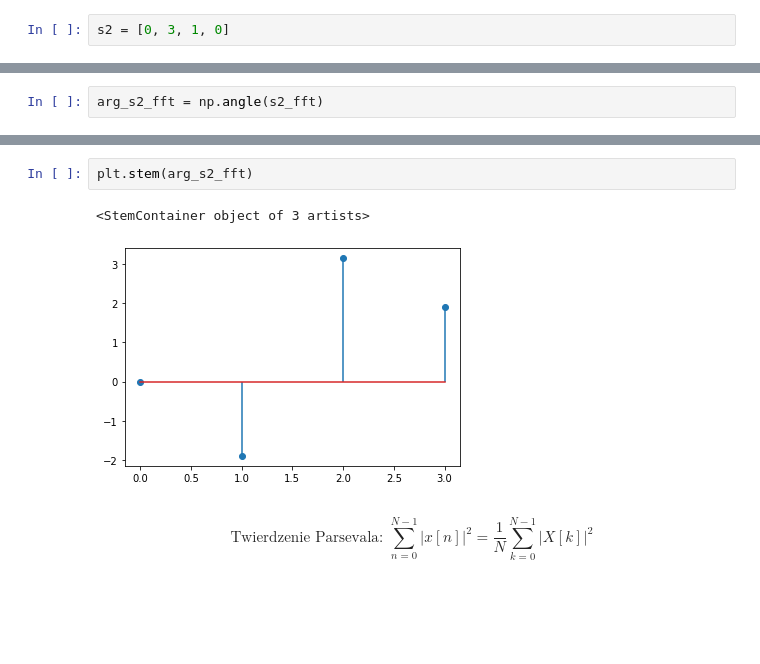
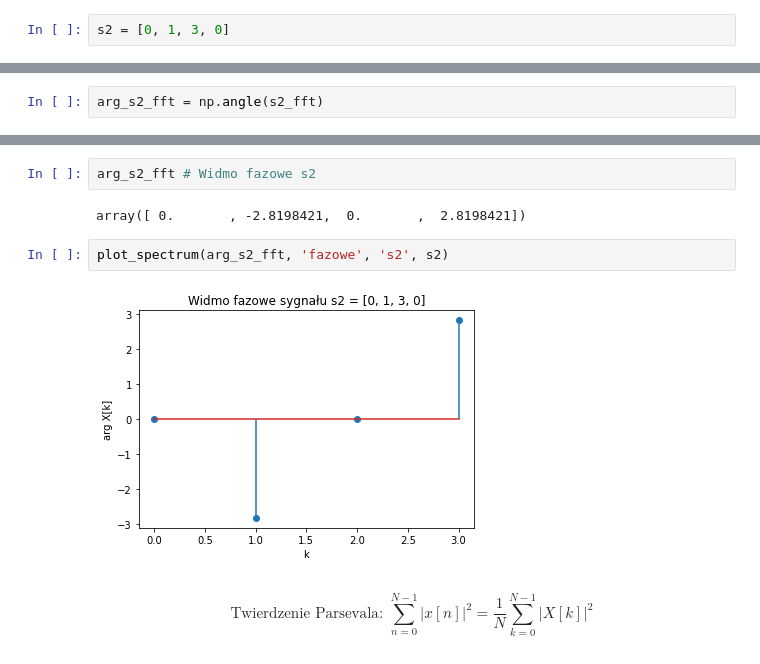
Before and after one commit to bartooo/multimedia-intro, a Jupyter notebook: discrete-time-signals-frequency/lab1_notebook.ipynb, the cells around one changed output, grey strips where cells are left out. Saved outputs shown, nothing was run; the diff lists cells and outputs as text; blank space fills up the shorter version.

```diff
--- a/discrete-time-signals-frequency/lab1_notebook.ipynb
+++ b/discrete-time-signals-frequency/lab1_notebook.ipynb
@@ -11,2 +15,2 @@ s1 = [2, 3, 1, 0]
 # %%
-s2 = [0, 3, 1, 0]
+s2 = [0, 1, 3, 0]
@@ -70,8 +75,11 @@ array([ 0.        , -1.89254688,  3.14159265,  1.89254688])
-# %%
-plt.stem(arg_s2_fft)
-# %% [output]
-<StemContainer object of 3 artists>
-[figure, removed]
+# %%
+arg_s2_fft # Widmo fazowe s2
+# %% [output]
+array([ 0.       , -2.8198421,  0.       ,  2.8198421])
+# %%
+plot_spectrum(arg_s2_fft, 'fazowe', 's2', s2)
+# %% [output]
+[figure, added]
 # %% [markdown]
 $$ \text {Twierdzenie Parsevala:  } \sum_{n=0}^{N-1} \lvert x[n] \rvert^2 = \frac {1}{N} \sum_{k=0}^{N-1} \lvert X[k] \rvert ^2$$
 # %%
```
Also changed, not shown: parts of 158 cells of this notebook.
